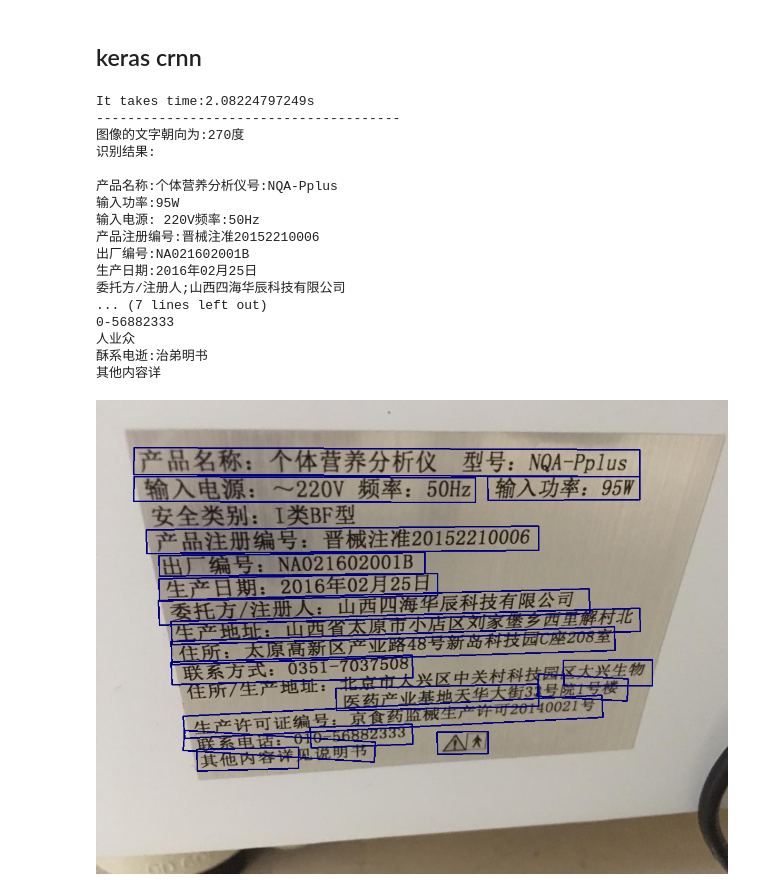
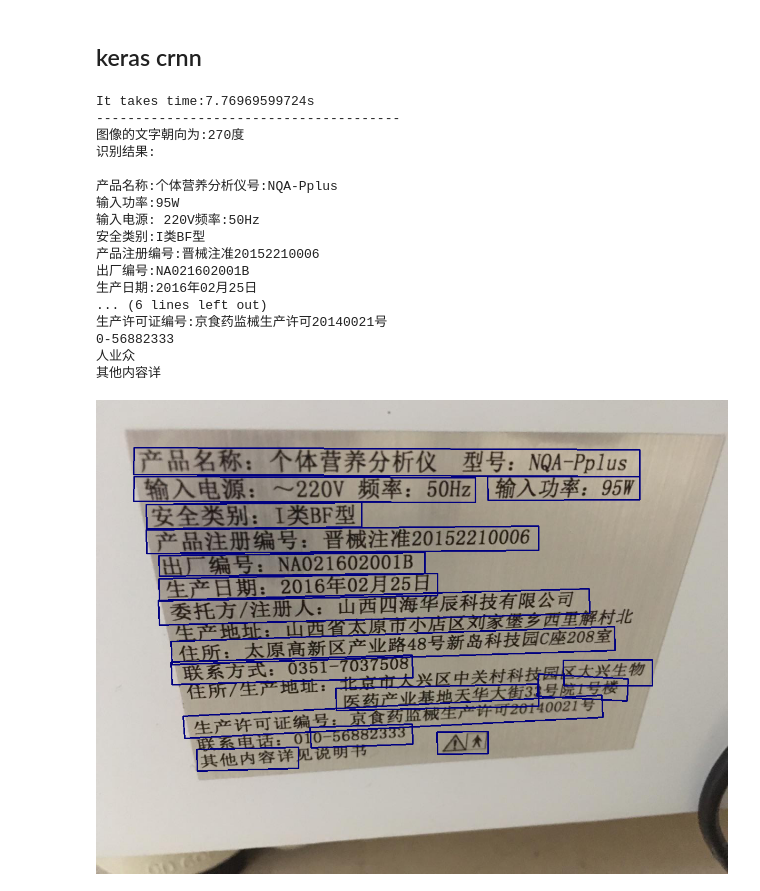
Before and after one commit to tomtao/chinese-ocr, a Jupyter notebook: demo.ipynb, the cells around one changed output. Saved outputs shown, nothing was run; the diff lists cells and outputs as text; code cells hidden in the pictures.

```diff
--- a/demo.ipynb
+++ b/demo.ipynb
@@ -33,7 +33,7 @@ paths
 # %% [markdown]
 ## pytorch crnn
 # %%
-im = Image.open(paths[4])
+im = Image.open(paths[0])
 img = np.array(im.convert('RGB'))
 #t = time.time()
 result,img,angle = model.model(img,model='crnn', detectAngle=True) ## if model == crnn ,you should install pytorch
@@ -67,32 +70,32 @@ Image.fromarray(img).resize((500,500))
 # %% [markdown]
 ## keras crnn
 # %%
-im = Image.open(paths[4])
+im = Image.open(paths[0])
 img = np.array(im.convert('RGB'))
 t = time.time()
 result,img,angle = model.model(img,model='keras',detectAngle=True) ##if model == keras ,you should install keras
 print "It takes time:{}s".format(time.time()-t)
 print "---------------------------------------"
 print "图像的文字朝向为:{}度\n".format(angle),"识别结果:\n"
 for key in result:
     print result[key][1]
 Image.fromarray(img)
 # %% [output]
-It takes time:2.08224797249s
+It takes time:7.76969599724s
 ---------------------------------------
 图像的文字朝向为:270度
 识别结果:
 
 产品名称:个体营养分析仪号:NQA-Pplus
 输入功率:95W
 输入电源: 220V频率:50Hz
+安全类别:I类BF型
 产品注册编号:晋械注准20152210006
 出厂编号:NA021602001B
 生产日期:2016年02月25日
-委托方/注册人;山西四海华辰科技有限公司
-... (7 lines left out)
+... (6 lines left out)
+生产许可证编号:京食药监械生产许可20140021号
 0-56882333
 人业众
-酥系电逝:治弟明书
 其他内容详
-[figure, old version]
+[figure, new version]
```
Also changed, not shown: parts of 2 cells of this notebook, 17 other files.
